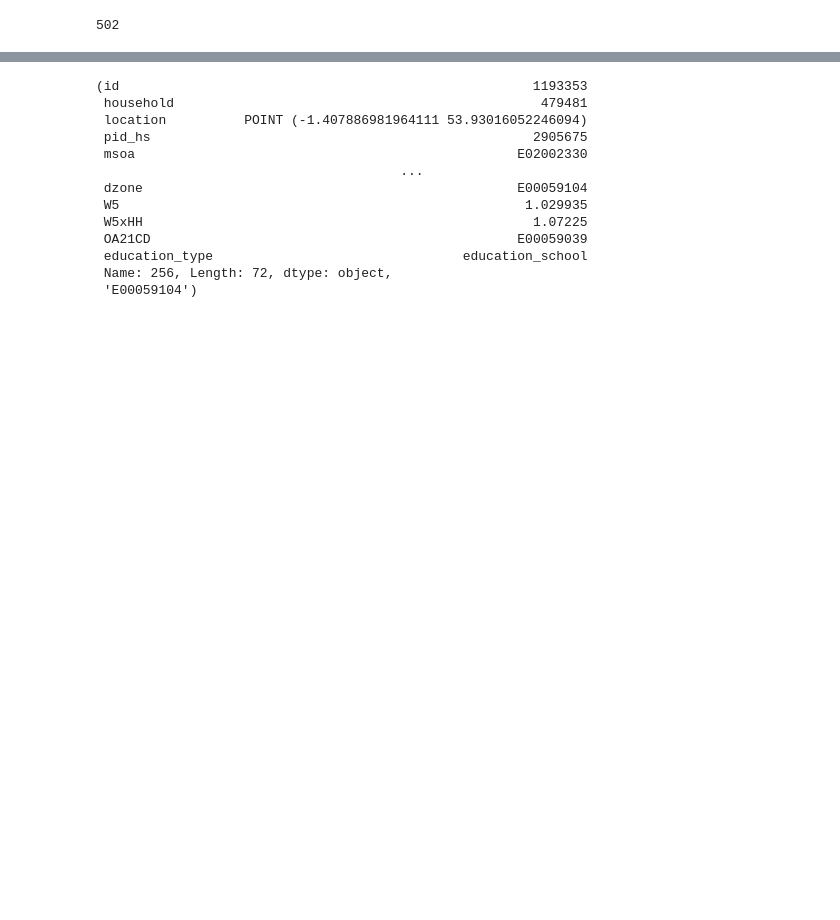
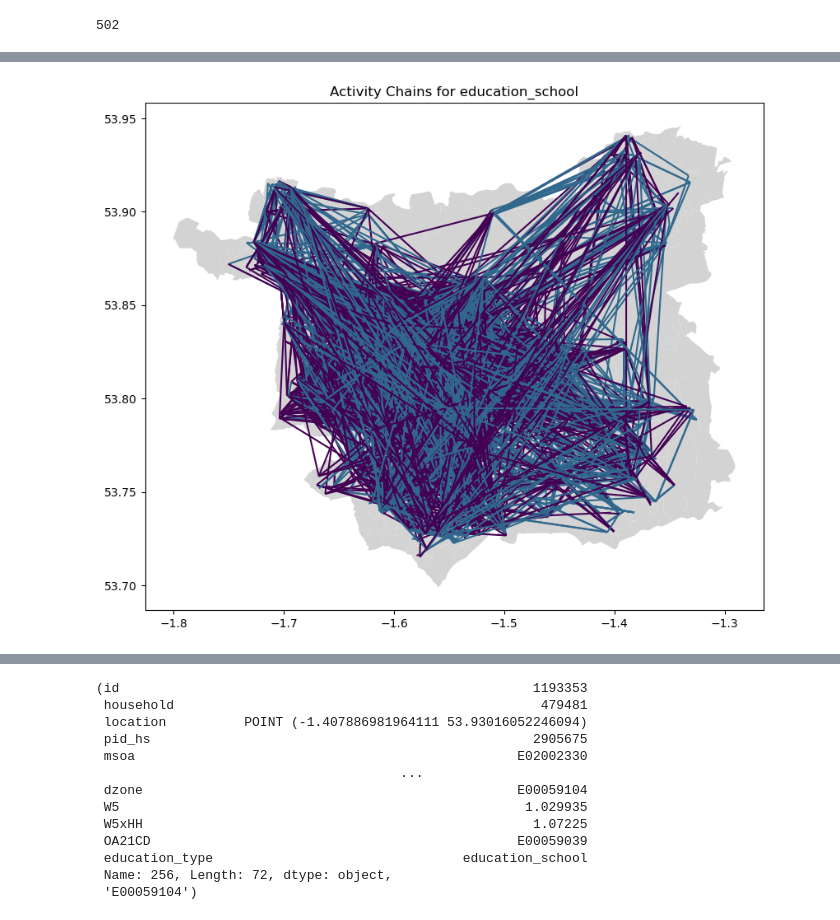
Before and after one commit to Urban-Analytics-Technology-Platform/acbm, a Jupyter notebook: notebooks/3_locations_primary.ipynb, the cells around one changed output, grey strips where cells are left out. Saved outputs shown, nothing was run; the diff lists cells and outputs as text; code cells hidden in the pictures; blank space fills up the shorter version.

```diff
--- a/notebooks/3_locations_primary.ipynb
+++ b/notebooks/3_locations_primary.ipynb
@@ -715,0 +710,23 @@ activity_geom.coords[:]
+# %%
+# For each row in activity_chains_ex, turn the geometry into a linestring: Origin = location and destination = activity_geom
+from shapely.geometry import LineString
+
+activity_chains_plot = activity_chains_ex.copy()
+# filter to only include rows where activity_geom is not NA
+activity_chains_plot = activity_chains_plot[activity_chains_plot['activity_geom'].notna()]
+activity_chains_plot['line_geometry'] = activity_chains_plot.apply(lambda row: LineString([row['location'], row['activity_geom']]), axis=1)
+# Set the geometry column to 'line_geometry'
+activity_chains_plot = activity_chains_plot.set_geometry('line_geometry')
+
+# add the original crs
+activity_chains_plot.crs = "EPSG:4326"
+
+# convert crs to metric
+activity_chains_plot = activity_chains_plot.to_crs(epsg=3857)
+# calculate the length of the line_geometry in meters
+activity_chains_plot['length'] = activity_chains_plot['line_geometry'].length
+
+activity_chains_plot.head(10)
+
+# convert crs back to 4326
+activity_chains_plot = activity_chains_plot.to_crs(epsg=4326)
@@ -715,0 +778,12 @@ activity_geom.coords[:]
+# %%
+# same map as above, but for education_school only
+education_type = 'education_school'
+subset = activity_chains_plot[activity_chains_plot['education_type'] == education_type]
+
+fig, ax = plt.subplots(figsize=(10, 8))
+boundaries.plot(ax=ax, color='lightgrey')
+subset.plot(ax=ax, color=subset['color'], markersize=1)
+plt.title(f'Activity Chains for {education_type}')
+plt.show()
+# %% [output]
+[figure, added]
```
Also changed, not shown: parts of 16 cells of this notebook.
